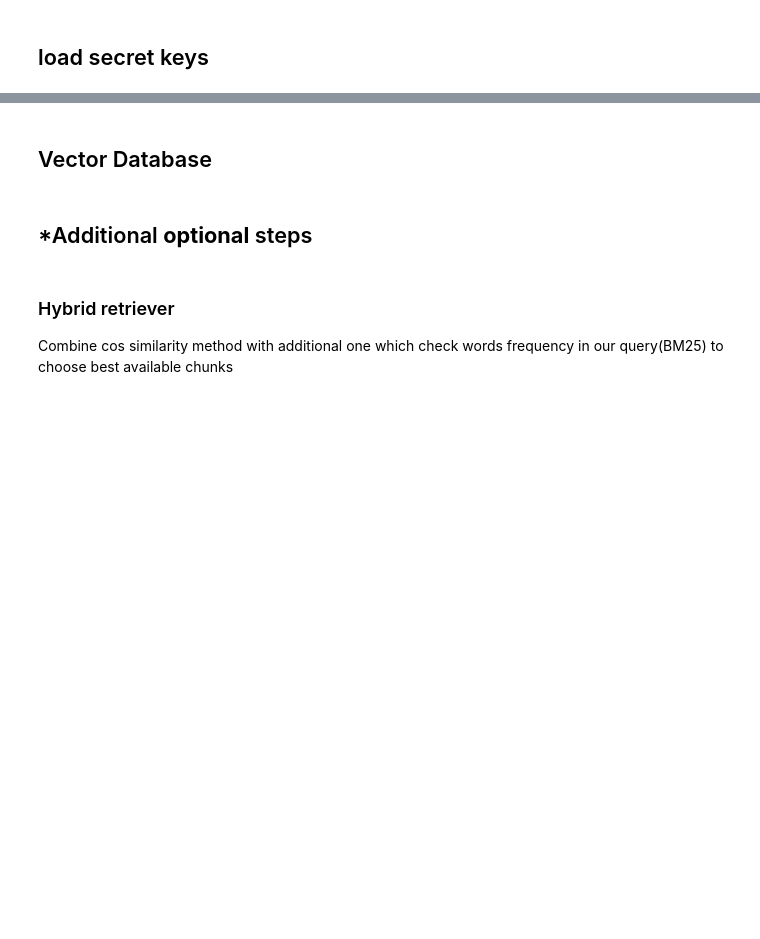
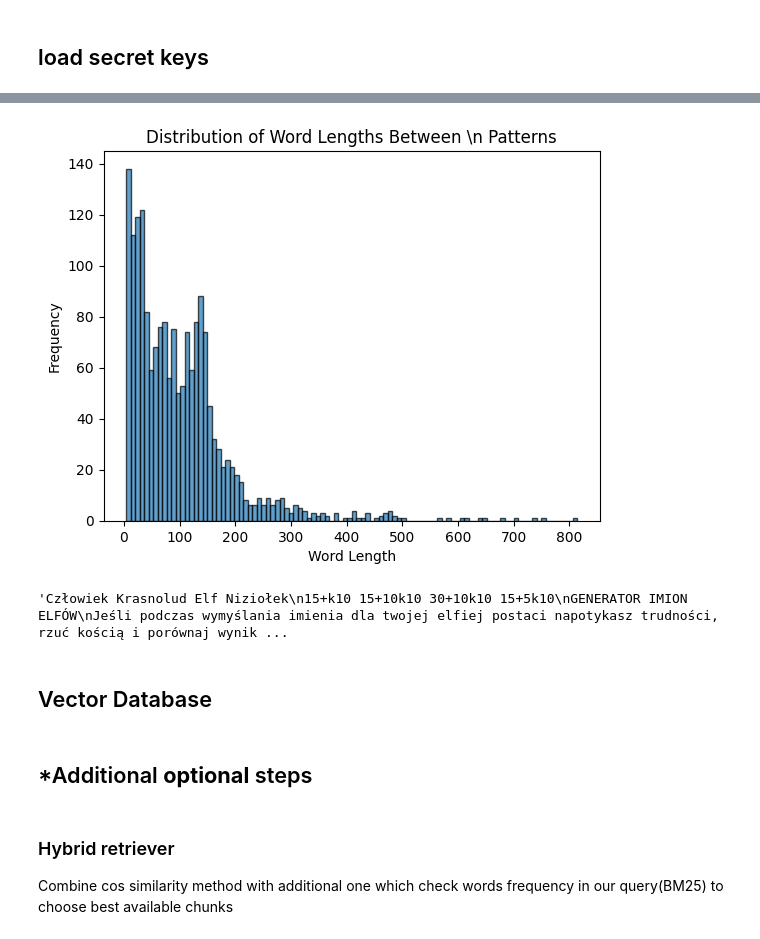
Before and after one commit to Moxiis/Kaggle, a Jupyter notebook: Warhammer_RAG/warhammer-rag.ipynb, the cells around one changed output, grey strips where cells are left out. Drawn from its saved outputs; the diff is of its cells as text; code cells hidden in the pictures; blank space fills up the shorter version.

```diff
--- a/Warhammer_RAG/warhammer-rag.ipynb
+++ b/Warhammer_RAG/warhammer-rag.ipynb
@@ -144,0 +211,32 @@ wh_rulebook_raw[start-10:start+1000]
+# %%
+#separators = r'(?<=\n)([A-Z].*?)(?=\n)'
+chunks = []
+small_chunks = []
+
+for idx, content in enumerate(wh_rulebook_content):
+    if separators[idx] == []: # add whole page if no separators found
+        chunks.append(content)
+        continue
+
+    text_splitter = RecursiveCharacterTextSplitter(
+        chunk_size=1000,
+        chunk_overlap=100,
+        separators=separators[idx],
+        is_separator_regex=False,
+        keep_separator=True
+    )
+
+    texts = text_splitter.split_text(content)
+
+    for text in texts:
+        words = text.split()
+        if len(words) < 6 and chunks:
+            chunks[-1] += " " + text
+            small_chunks.append(words)
+        else:
+            chunks.append(text)
+    '''
+    for i, text in enumerate(texts):
+        print(f'\nINDEX: {i} - {text}')
+    break
+    '''
@@ -145,3 +266,22 @@ wh_rulebook_raw[start-10:start+1000]
+# %%
+import matplotlib.pyplot as plt
+# Create a histogram of word lengths
+words_number = [len(text.split()) for text in chunks]
+plt.hist(words_number, bins=100, edgecolor='black', alpha=0.7)
+
+# Add labels and title
+plt.xlabel('Word Length')
+plt.ylabel('Frequency')
+plt.title('Distribution of Word Lengths Between \\n Patterns')
+
+# Display the plot
+plt.show()
+# %% [output]
+[figure, added]
+# %%
+chunks[110]
+# %% [output]
+'Człowiek Krasnolud Elf Niziołek\n15+k10 15+10k10 30+10k10 15+5k10\nGENERATOR IMION ELFÓW\nJeśli podczas wymyślania imienia dla twojej elfiej postaci napotykasz trudności, rzuć kością i porównaj wynik ...
 # %% [markdown]
 ## Vector Database
 # %%
```
Also changed, not shown: parts of 27 cells of this notebook.
